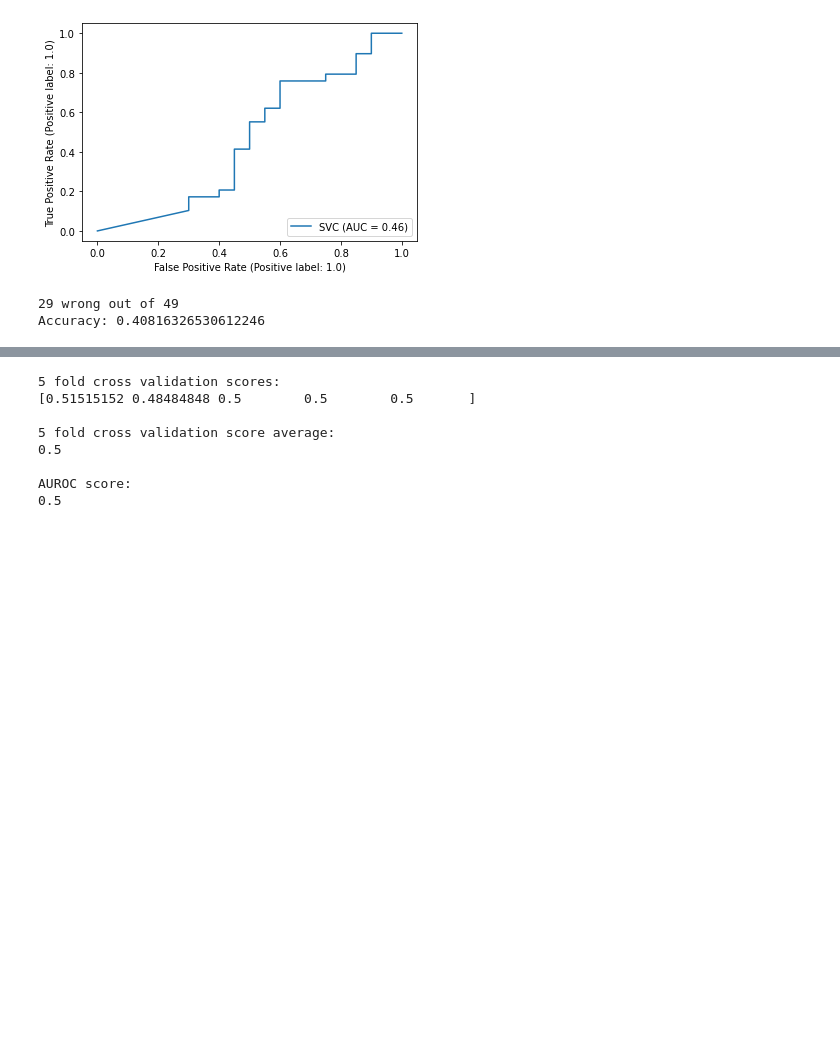
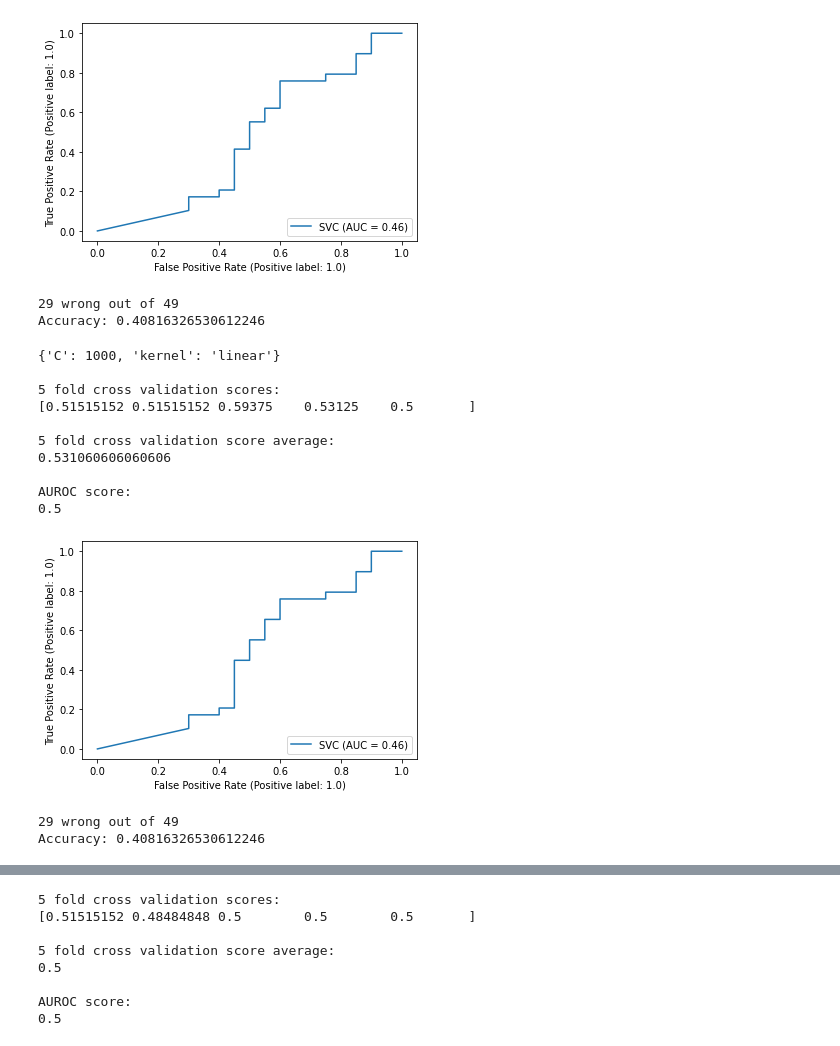
Before and after one commit to dhruv0811/GeneClassification, a Jupyter notebook: MicrogliaBinaryClassifier.ipynb, the cells around one changed output, grey strips where cells are left out. Saved outputs shown, nothing was run; the diff lists cells and outputs as text; code cells hidden in the pictures; blank space fills up the shorter version.

```diff
--- a/MicrogliaBinaryClassifier.ipynb
+++ b/MicrogliaBinaryClassifier.ipynb
@@ -24,6 +28,31 @@ AUROC score:
 [figure]
 29 wrong out of 49
 Accuracy: 0.40816326530612246
+# %%
+param_grid = [
+  {'C': [1, 10, 100, 1000], 'kernel': ['linear']},
+  {'C': [1, 10, 100, 1000], 'gamma': [0.001, 0.0001], 'kernel': ['rbf']},
+ ]
+
+grid_svm_linear = GridSearchCV(svm_linear, param_grid, cv=5)
+grid_svm_linear.fit(X_train, y_train)
+
+print(grid_svm_linear.best_params_)
+evaluate_model(grid_svm_linear.best_estimator_, X_full, y_full, X_test, y_test, scores)
+# %% [output]
+{'C': 1000, 'kernel': 'linear'}
+
+5 fold cross validation scores:
+[0.51515152 0.51515152 0.59375    0.53125    0.5       ]
+
+5 fold cross validation score average:
+0.531060606060606
+
+AUROC score:
+0.5
+[figure, added]
+29 wrong out of 49
+Accuracy: 0.40816326530612246
 # %%
 rfc = RandomForestClassifier(n_estimators=100)
 rfc.fit(X_train, y_train)
```
Also changed, not shown: parts of 13 cells of this notebook, 2 other files.
